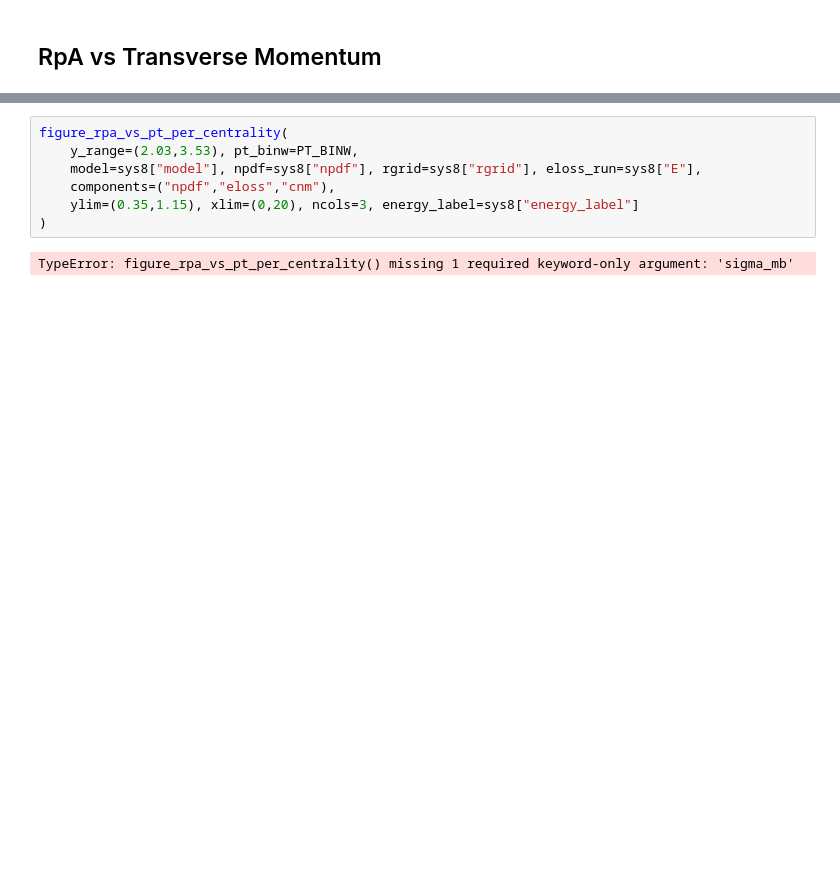
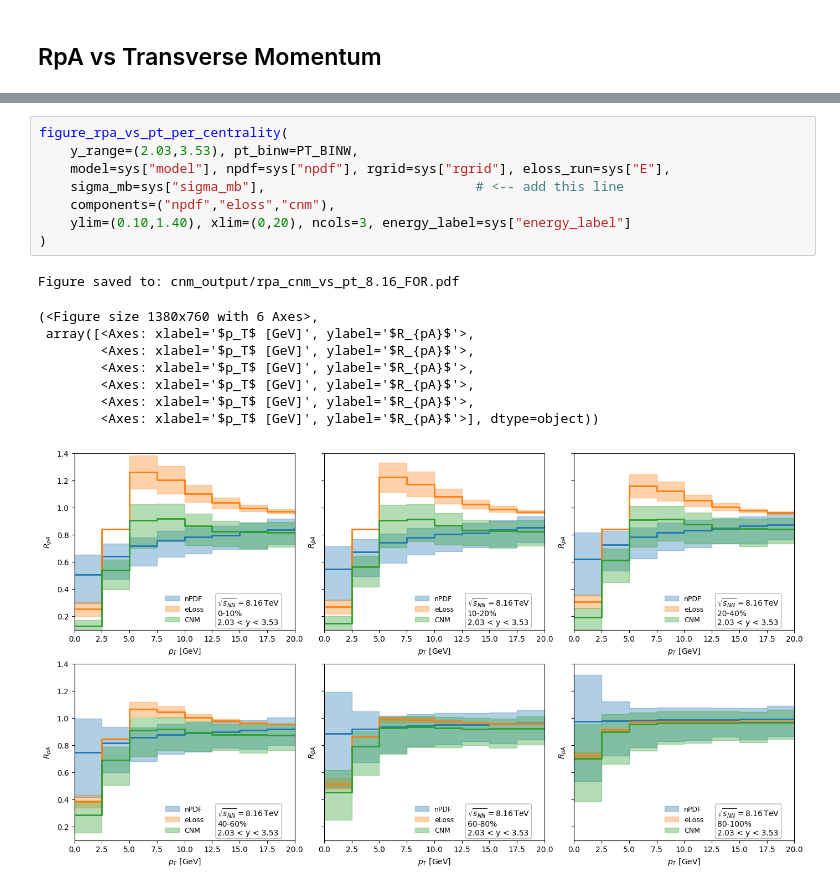
Before and after one commit to sabinthapa100/charmonia_combined_analysis, a Jupyter notebook: CNM_LHC.ipynb, the cells around one changed output, grey strips where cells are left out. Cells and saved outputs as stored; diff of their text form; blank space fills up the shorter version.

```diff
--- a/CNM_LHC.ipynb
+++ b/CNM_LHC.ipynb
@@ -536,9 +617,18 @@ def figure_rpa_vs_pt_per_centrality(*, y_range, pt_binw=2.5,
 # %%
 figure_rpa_vs_pt_per_centrality(
     y_range=(2.03,3.53), pt_binw=PT_BINW,
-    model=sys8["model"], npdf=sys8["npdf"], rgrid=sys8["rgrid"], eloss_run=sys8["E"],
+    model=sys["model"], npdf=sys["npdf"], rgrid=sys["rgrid"], eloss_run=sys["E"],
+    sigma_mb=sys["sigma_mb"],                           # <-- add this line
     components=("npdf","eloss","cnm"),
-    ylim=(0.35,1.15), xlim=(0,20), ncols=3, energy_label=sys8["energy_label"]
+    ylim=(0.10,1.40), xlim=(0,20), ncols=3, energy_label=sys["energy_label"]
 )
 # %% [output]
-TypeError: figure_rpa_vs_pt_per_centrality() missing 1 required keyword-only argument: 'sigma_mb'
+Figure saved to: cnm_output/rpa_cnm_vs_pt_8.16_FOR.pdf
+(<Figure size 1380x760 with 6 Axes>,
+ array([<Axes: xlabel='$p_T$ [GeV]', ylabel='$R_{pA}$'>,
+        <Axes: xlabel='$p_T$ [GeV]', ylabel='$R_{pA}$'>,
+        <Axes: xlabel='$p_T$ [GeV]', ylabel='$R_{pA}$'>,
+        <Axes: xlabel='$p_T$ [GeV]', ylabel='$R_{pA}$'>,
+        <Axes: xlabel='$p_T$ [GeV]', ylabel='$R_{pA}$'>,
+        <Axes: xlabel='$p_T$ [GeV]', ylabel='$R_{pA}$'>], dtype=object))
+[figure, added]
```
Also changed, not shown: parts of 12 cells of this notebook, 57 other files.
